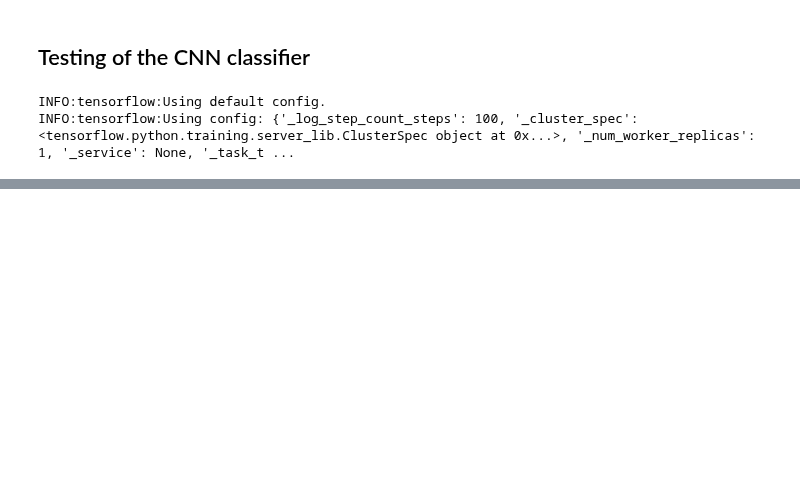
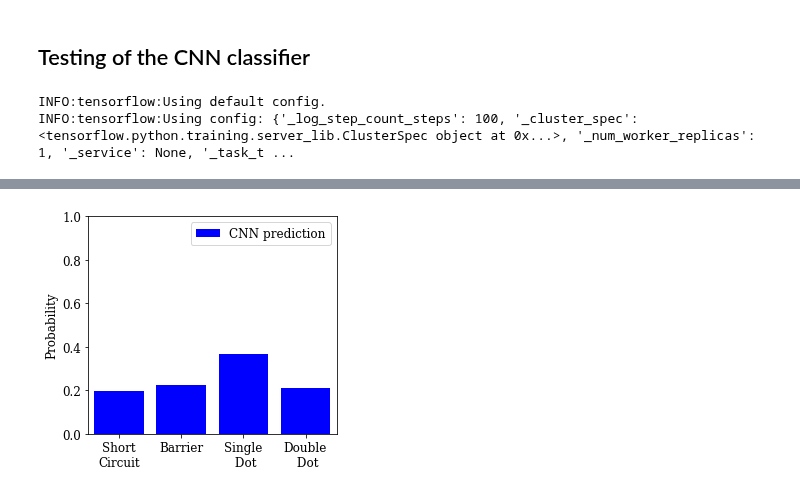
Before and after one commit to Quantumgame/quantum-ml, a Jupyter notebook: Machine Learning/Classification of Experimental Data.ipynb, the cells around one changed output, grey strips where cells are left out. Saved outputs shown, nothing was run; the diff lists cells and outputs as text; code cells hidden in the pictures; blank space fills up the shorter version.

```diff
--- a/Machine Learning/Classification of Experimental Data.ipynb
+++ b/Machine Learning/Classification of Experimental Data.ipynb
@@ -111,7 +128,7 @@ def cnn_model_fn(features,labels,mode):
 
     # Generate predictions
     predictions= {
-        "prob" : out,
+        "prob" : tf.nn.softmax(out),
         "states" : tf.argmax(out,axis=1)
     }
     if mode == tf.estimator.ModeKeys.PREDICT:
@@ -125,7 +142,7 @@ def cnn_model_fn(features,labels,mode):
 
     return tf.estimator.EstimatorSpec(mode=mode, loss=loss, eval_metric_ops=eval_metric_ops)
 # %%
-model_dir = "/Users/sandesh/trained_networks/substate_classifier/"
+model_dir = "/Users/sandesh/trained_networks/substate_classifier_softmax/"
 substate_classifier = tf.estimator.Estimator(model_fn=cnn_model_fn,model_dir=model_dir)
 # %% [output]
 INFO:tensorflow:Using default config.
@@ -164,0 +182,13 @@ for i in range(len(predictions)):
+# %%
+fig,ax = plt.subplots()
+prob = predictions[index]['prob']
+plt.bar([0.5,1.5,2.5,3.5],prob,color='b',label="CNN prediction")
+plt.ylim([0,1.0])
+plt.ylabel("Probability")
+plt.xlim([0,4.0])
+ax.set_xticks([0.5,1.5,2.5,3.5])
+ax.set_xticklabels(["Short\nCircuit", "Barrier", "Single\n Dot", "Double\n Dot"])
+plt.legend()
+ax.set_aspect(3.5)
+# %% [output]
+[figure, added]
```
Also changed, not shown: parts of 6 cells of this notebook, 12 other files.
